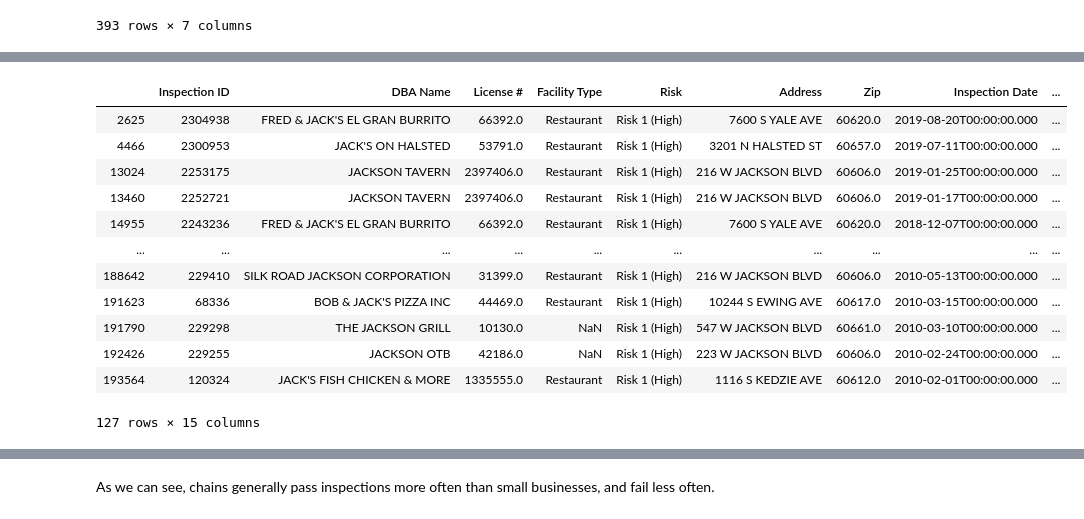
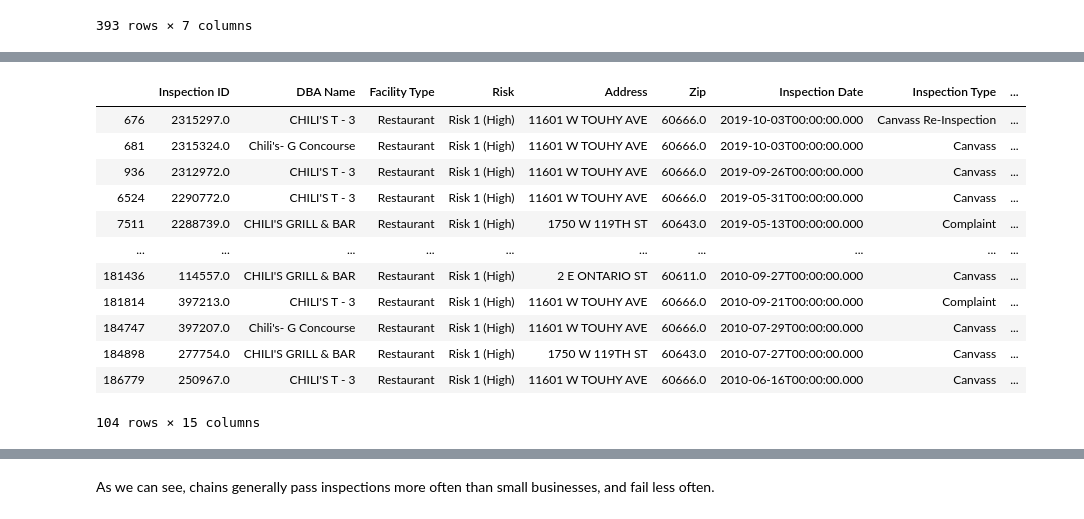
Before and after one commit to pcanas/ada-project-oejp, a Jupyter notebook: proj-notebook-osk.ipynb, the cells around one changed output, grey strips where cells are left out. Saved outputs shown, nothing was run; the diff lists cells and outputs as text; code cells hidden in the pictures.

```diff
--- a/proj-notebook-osk.ipynb
+++ b/proj-notebook-osk.ipynb
@@ -580,7 +662,7 @@ We want to keep data loss to a minimum, therefor we decide to classify bakery, b
 # %%
 restaurant_equiv = ['restaurant', 'bakery', 'banquet hall', 'candy', 'coffee', 'donut', 'golden diner', 'ice cream', 'mobile food', 'nan', 'paleteria', 'tavern']
 facility_type_group2 = group_type_from_string(facility_type_group, restaurant_equiv)
-data['Facility Type Group'] = facility_type_group2
+data.loc[:,'Facility Type Group'] = facility_type_group2
 data = data[data['Facility Type Group'] != 'invalid']
 data
 # %% [output]
@@ -605,5 +682,4 @@ See the caveats in the documentation: http://pandas.pydata.org/pandas-docs/stabl
 # %%
-data = data[data['Facility Type'] == 'Restaurant']
-data['Year'] = data['Inspection Date'].apply(lambda x: int(x[0:4]))
+data.loc[:,'Year'] = data['Inspection Date'].apply(lambda x: int(x[0:4])).copy()
 data
 # %% [output]
@@ -650,5 +718,5 @@ restaurant_chains
 393 rows × 7 columns
 # %%
 restaurant_chains_names = restaurant_chains['Name'].apply(format_string)
-data_company = data.copy()
-data_company['Company'] = group_type_from_string(data_company['DBA Name'], restaurant_chains_names)
+data_w_chain = data.copy()
+data_w_chain['Chain'] = group_type_from_string(data_w_chain['DBA Name'], restaurant_chains_names)
@@ -655,4 +725,4 @@ data_company['Company'] = group_type_from_string(data_company['DBA Name'], resta
 # %%
-data_chains = data_company[data_company['Company'] != 'invalid']
+data_chains = data_w_chain[data_w_chain['Chain'] != 'invalid']
 data_chains
 # %% [output]
@@ -679,16 +749,16 @@ We have a problem with company names like "Jack's" and "Roy's", since these are
 # %%
-data_chains[data_chains['Company'] == 'jacks']
+data_chains[data_chains['Chain'] == 'chilis']
 # %% [output]
-|  | Inspection ID | DBA Name | License # | Facility Type | Risk | Address | Zip | Inspection Date | ... |
-| 2625 | 2304938 | FRED & JACK'S EL GRAN BURRITO | 66392.0 | Restaurant | Risk 1 (High) | 7600 S YALE AVE | 60620.0 | 2019-08-20T00:00:00.000 | ... |
-| 4466 | 2300953 | JACK'S ON HALSTED | 53791.0 | Restaurant | Risk 1 (High) | 3201 N HALSTED ST | 60657.0 | 2019-07-11T00:00:00.000 | ... |
-| 13024 | 2253175 | JACKSON TAVERN | 2397406.0 | Restaurant | Risk 1 (High) | 216 W JACKSON BLVD | 60606.0 | 2019-01-25T00:00:00.000 | ... |
-| 13460 | 2252721 | JACKSON TAVERN | 2397406.0 | Restaurant | Risk 1 (High) | 216 W JACKSON BLVD | 60606.0 | 2019-01-17T00:00:00.000 | ... |
-| 14955 | 2243236 | FRED & JACK'S EL GRAN BURRITO | 66392.0 | Restaurant | Risk 1 (High) | 7600 S YALE AVE | 60620.0 | 2018-12-07T00:00:00.000 | ... |
+|  | Inspection ID | DBA Name | Facility Type | Risk | Address | Zip | Inspection Date | Inspection Type | ... |
+| 676 | 2315297.0 | CHILI'S T - 3 | Restaurant | Risk 1 (High) | 11601 W TOUHY AVE | 60666.0 | 2019-10-03T00:00:00.000 | Canvass Re-Inspection | ... |
+| 681 | 2315324.0 | Chili's- G Concourse | Restaurant | Risk 1 (High) | 11601 W TOUHY AVE | 60666.0 | 2019-10-03T00:00:00.000 | Canvass | ... |
+| 936 | 2312972.0 | CHILI'S T - 3 | Restaurant | Risk 1 (High) | 11601 W TOUHY AVE | 60666.0 | 2019-09-26T00:00:00.000 | Canvass | ... |
+| 6524 | 2290772.0 | CHILI'S T - 3 | Restaurant | Risk 1 (High) | 11601 W TOUHY AVE | 60666.0 | 2019-05-31T00:00:00.000 | Canvass | ... |
+| 7511 | 2288739.0 | CHILI'S GRILL & BAR | Restaurant | Risk 1 (High) | 1750 W 119TH ST | 60643.0 | 2019-05-13T00:00:00.000 | Complaint | ... |
 | ... | ... | ... | ... | ... | ... | ... | ... | ... | ... |
-| 188642 | 229410 | SILK ROAD JACKSON CORPORATION | 31399.0 | Restaurant | Risk 1 (High) | 216 W JACKSON BLVD | 60606.0 | 2010-05-13T00:00:00.000 | ... |
-| 191623 | 68336 | BOB & JACK'S PIZZA INC | 44469.0 | Restaurant | Risk 1 (High) | 10244 S EWING AVE | 60617.0 | 2010-03-15T00:00:00.000 | ... |
-| 191790 | 229298 | THE JACKSON GRILL | 10130.0 | NaN | Risk 1 (High) | 547 W JACKSON BLVD | 60661.0 | 2010-03-10T00:00:00.000 | ... |
-| 192426 | 229255 | JACKSON OTB | 42186.0 | NaN | Risk 1 (High) | 223 W JACKSON BLVD | 60606.0 | 2010-02-24T00:00:00.000 | ... |
-| 193564 | 120324 | JACK'S FISH CHICKEN & MORE | 1335555.0 | Restaurant | Risk 1 (High) | 1116 S KEDZIE AVE | 60612.0 | 2010-02-01T00:00:00.000 | ... |
+| 181436 | 114557.0 | CHILI'S GRILL & BAR | Restaurant | Risk 1 (High) | 2 E ONTARIO ST | 60611.0 | 2010-09-27T00:00:00.000 | Canvass | ... |
+| 181814 | 397213.0 | CHILI'S T - 3 | Restaurant | Risk 1 (High) | 11601 W TOUHY AVE | 60666.0 | 2010-09-21T00:00:00.000 | Complaint | ... |
+| 184747 | 397207.0 | Chili's- G Concourse | Restaurant | Risk 1 (High) | 11601 W TOUHY AVE | 60666.0 | 2010-07-29T00:00:00.000 | Canvass | ... |
+| 184898 | 277754.0 | CHILI'S GRILL & BAR | Restaurant | Risk 1 (High) | 1750 W 119TH ST | 60643.0 | 2010-07-27T00:00:00.000 | Canvass | ... |
+| 186779 | 250967.0 | CHILI'S T - 3 | Restaurant | Risk 1 (High) | 11601 W TOUHY AVE | 60666.0 | 2010-06-16T00:00:00.000 | Canvass | ... |
-127 rows × 15 columns
+104 rows × 15 columns
```
Also changed, not shown: parts of 93 cells of this notebook.
